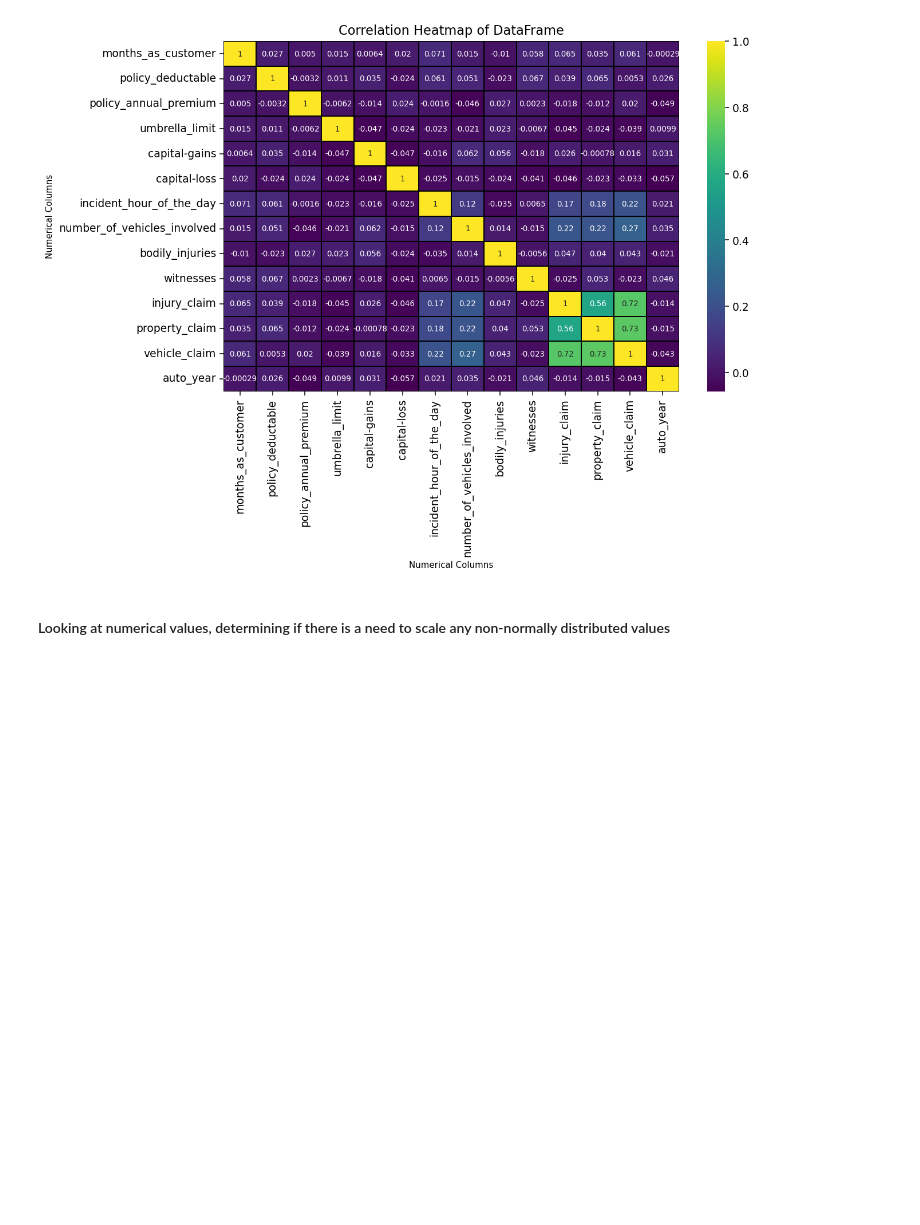
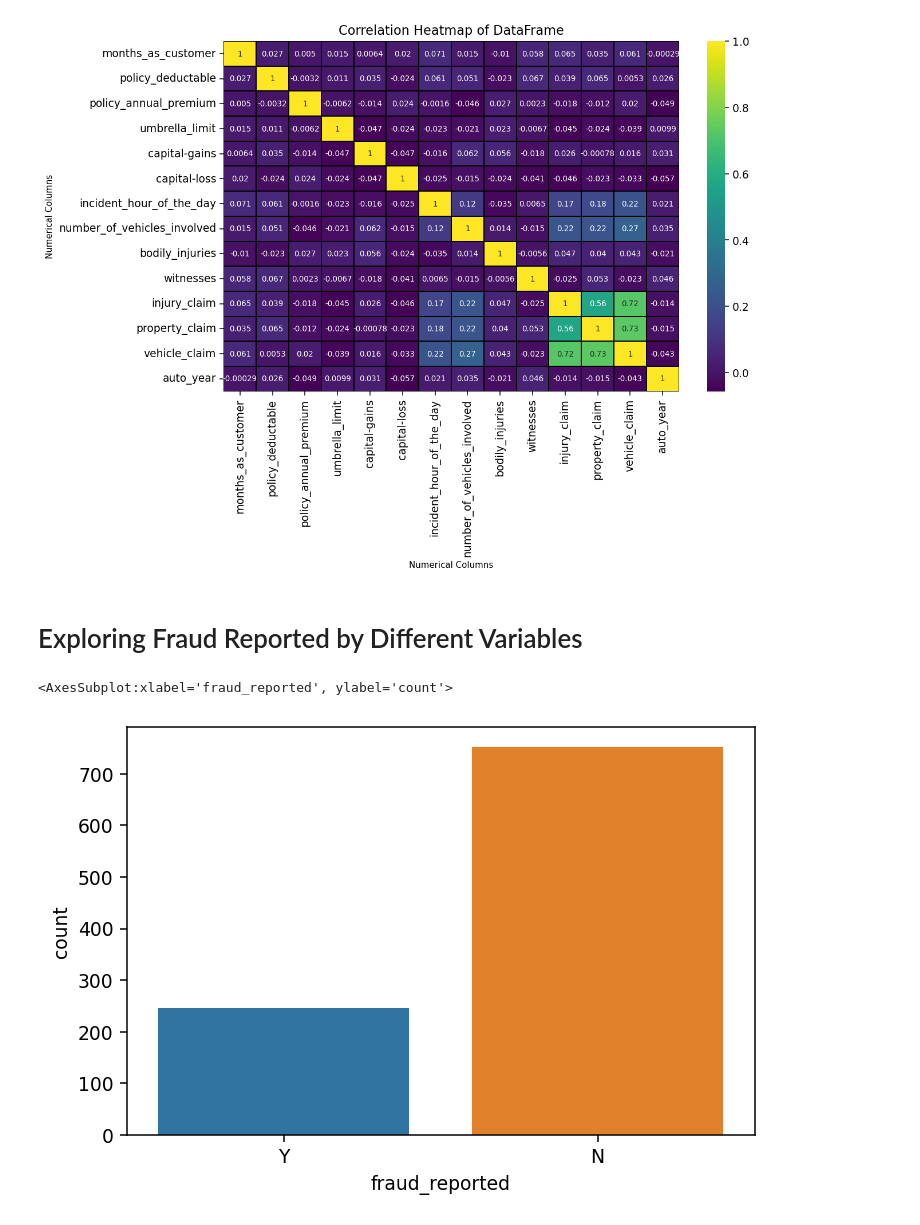
Before and after one commit to kcao22/insurance_fraud, a Jupyter notebook: exploration.ipynb, the cells around one changed output. Cells and saved outputs as stored; diff of their text form; code cells hidden in the pictures; blank space fills up the shorter version.

```diff
--- a/exploration.ipynb
+++ b/exploration.ipynb
@@ -277,7 +279,13 @@ vif_df
 | 7 | capital-gains | 1.84 |
 | 5 | umbrella_limit | 1.24 |
 # %%
-df = df.drop(columns=['age', 'total_claim_amount', 'policy_number', 'incident_location', 'incident_city','incident_date','insured_zip', 'policy_bind_date'])
+def drop_columns(df):
+    '''
+    Drops columns with either high correlation with other columns, columns with large quantities of unique values.
+    '''
+    return df.drop(columns=['age', 'total_claim_amount', 'policy_number', 'incident_location', 'incident_city', 'incident_date','insured_zip', 'policy_bind_date'])
+# %%
+df = drop_columns(df)
 # %%
 # Now, rerun the VIF calculations
 vif_df = variance_inflation_factor(df)
@@ -303,5 +311,3 @@ vif_df
 g = create_corr_map(df)
 # %% [output]
 [figure]
-# %% [markdown]
-#### Looking at numerical values, determining if there is a need to scale any non-normally distributed values
@@ -307,0 +319,7 @@ g = create_corr_map(df)
+# %% [markdown]
+# Exploring Fraud Reported by Different Variables
+# %%
+sns.countplot(data=df, x='fraud_reported')
+# %% [output]
+<AxesSubplot:xlabel='fraud_reported', ylabel='count'>
+[figure, added]
```
Also changed, not shown: parts of 2 cells of this notebook.
